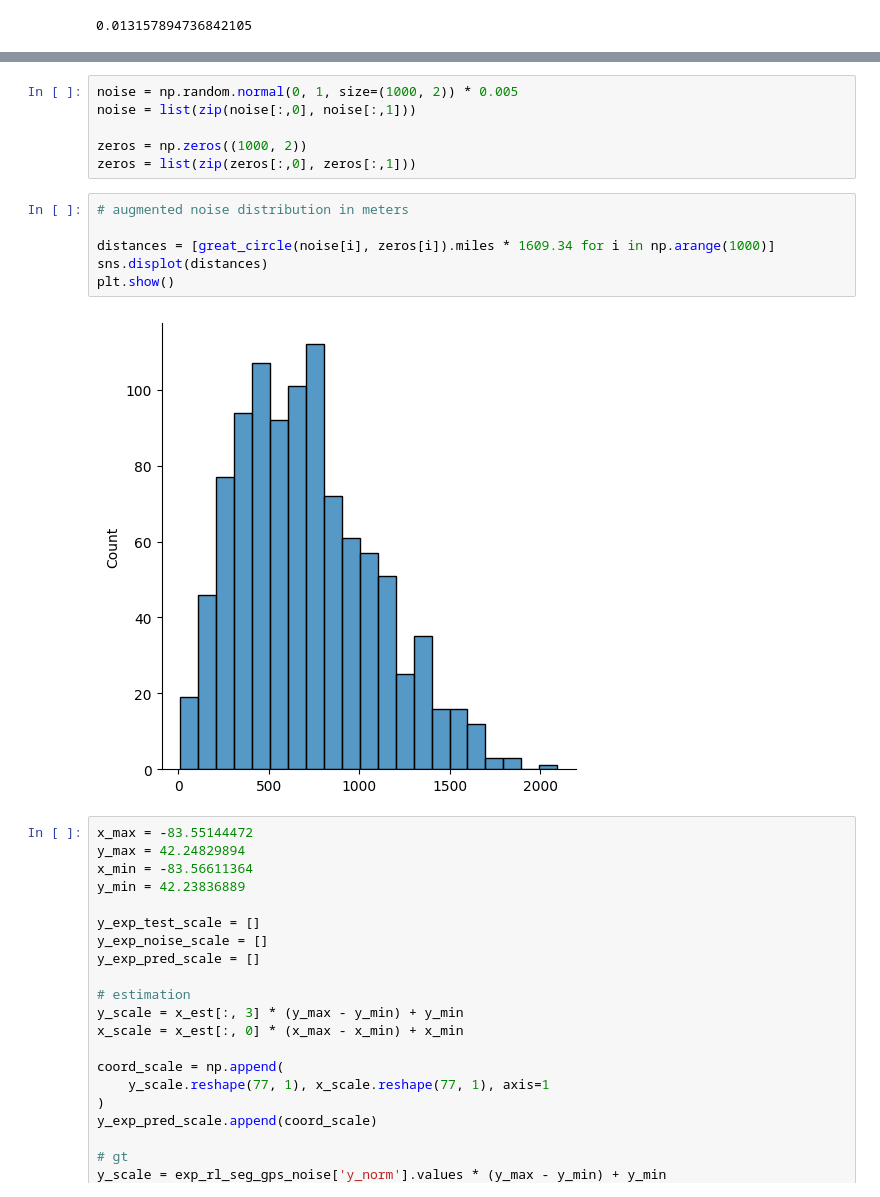
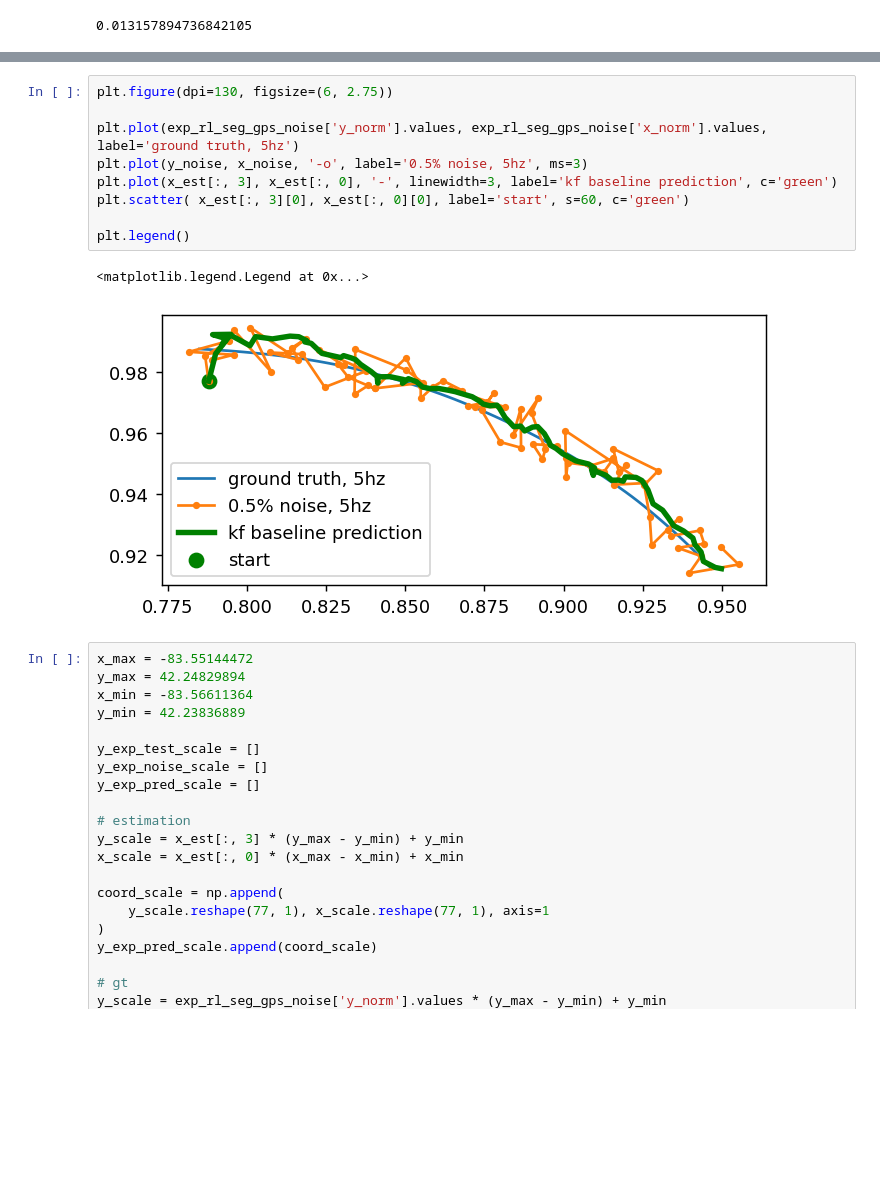
Before and after one commit to jarviskroos7/PATH_vehicle_localization, a Jupyter notebook: code/kf_baseline.ipynb, the cells around one changed output, grey strips where cells are left out. Cells and saved outputs as stored; diff of their text form; blank space fills up the shorter version.

Commit message:
kf_baseline update

```diff
--- a/code/kf_baseline.ipynb
+++ b/code/kf_baseline.ipynb
@@ -170,17 +159,15 @@ plt.legend()
-# %%
-noise = np.random.normal(0, 1, size=(1000, 2)) * 0.005
-noise = list(zip(noise[:,0], noise[:,1]))
-
-zeros = np.zeros((1000, 2))
-zeros = list(zip(zeros[:,0], zeros[:,1]))
-# %%
-# augmented noise distribution in meters
-
-distances = [great_circle(noise[i], zeros[i]).miles * 1609.34 for i in np.arange(1000)]
-sns.displot(distances)
-plt.show()
-# %% [output]
-[figure, removed]
+# %%
+plt.figure(dpi=130, figsize=(6, 2.75))
+
+plt.plot(exp_rl_seg_gps_noise['y_norm'].values, exp_rl_seg_gps_noise['x_norm'].values, label='ground truth, 5hz')
+plt.plot(y_noise, x_noise, '-o', label='0.5% noise, 5hz', ms=3)
+plt.plot(x_est[:, 3], x_est[:, 0], '-', linewidth=3, label='kf baseline prediction', c='green')
+plt.scatter( x_est[:, 3][0], x_est[:, 0][0], label='start', s=60, c='green')
+
+plt.legend()
+# %% [output]
+<matplotlib.legend.Legend at 0x...>
+[figure, added]
 # %%
 x_max = -83.55144472
 y_max = 42.24829894
```
Also changed, not shown: parts of 8 cells of this notebook, 3 other files.
